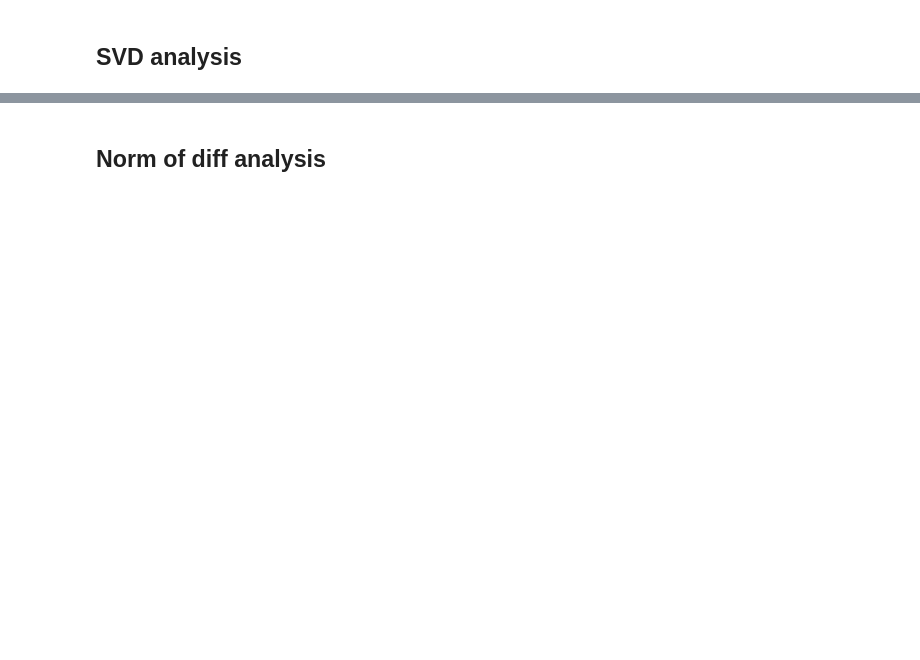
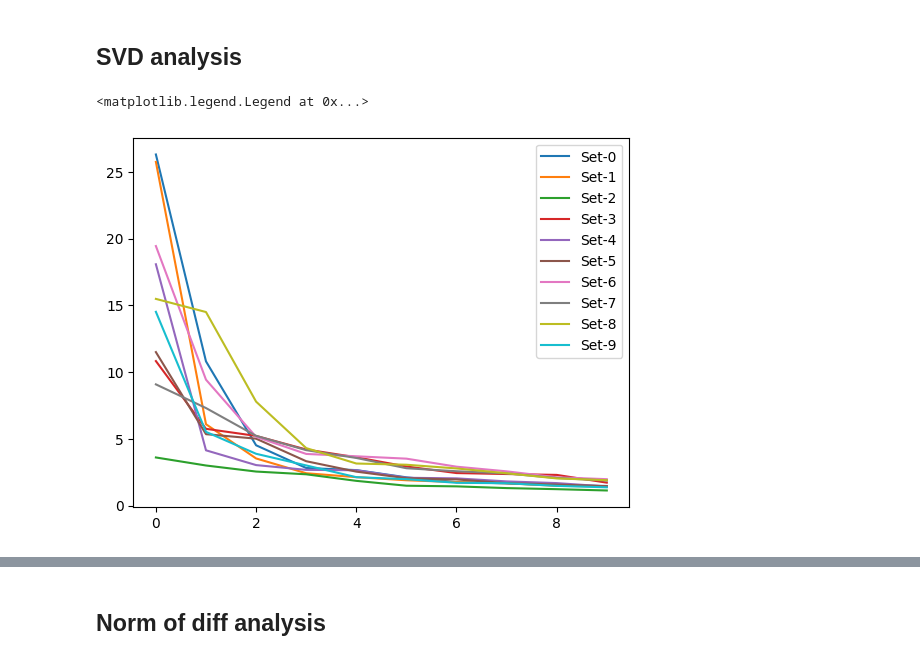
Before and after one commit to matthewmerris/TensorizedRatNets, a Jupyter notebook: notebooks/L300_baseline.ipynb, the cells around one changed output, grey strips where cells are left out. Drawn from its saved outputs; the diff is of its cells as text; code cells hidden in the pictures; blank space fills up the shorter version.

```diff
--- a/notebooks/L300_baseline.ipynb
+++ b/notebooks/L300_baseline.ipynb
@@ -112,7 +135,12 @@ for i in range(num_sets):
 ## SVD analysis
 # %%
 for i in range(len(svds)):
-    plt.plot(svds[i][1])
+    plt.plot(svds[i][1][0:10], label=f"Set-{i}")
+
+plt.legend()
+# %% [output]
+<matplotlib.legend.Legend at 0x...>
+[figure, added]
 # %%
 for i in range(angles_cols.shape[0]):
     plt.plot(angles_cols[i,:], label=f"Set-{i}")
```
Also changed, not shown: parts of 13 cells of this notebook.
